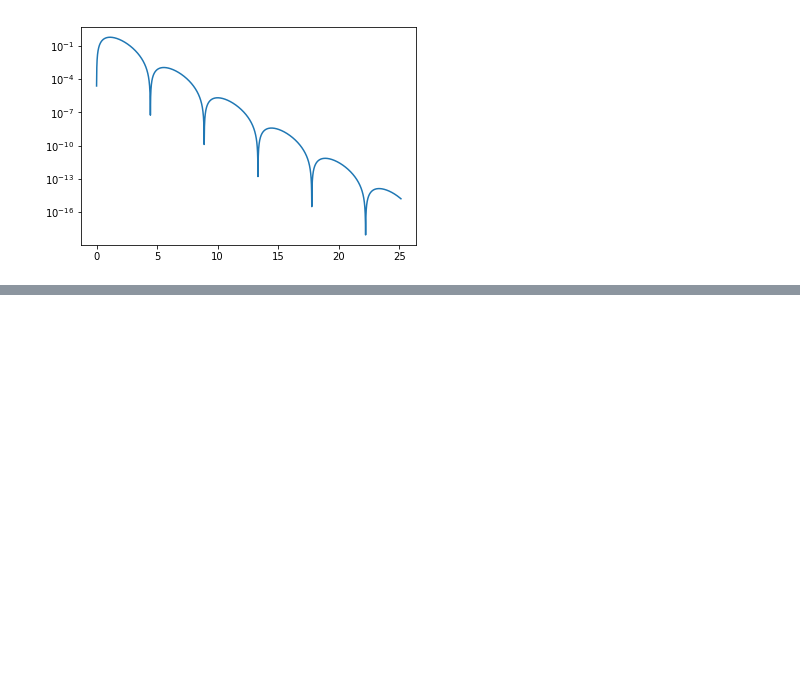
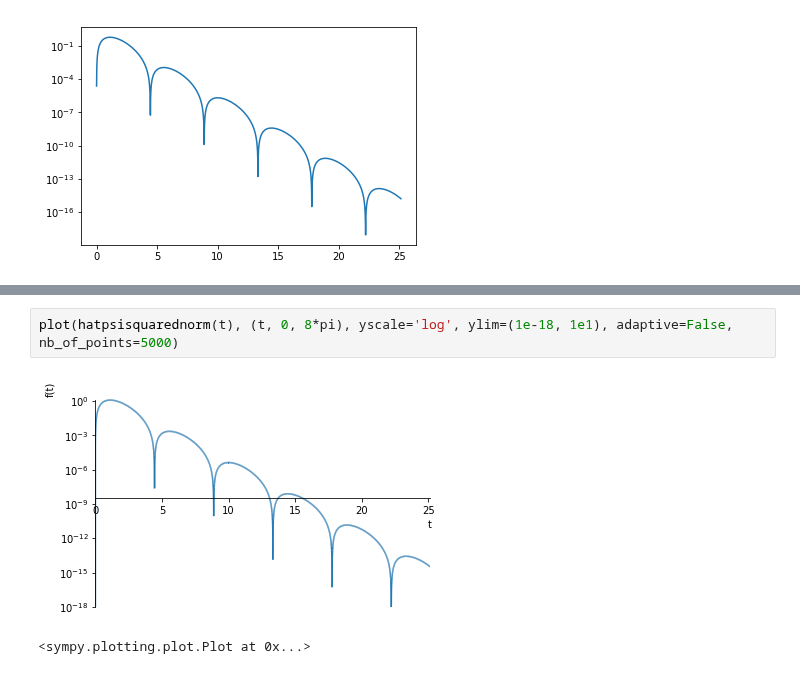
Before and after one commit to gderosa/timeq, a Jupyter notebook: comp/jupyter/detect.ipynb, the cells around one changed output, grey strips where cells are left out. Cells and saved outputs as stored; diff of their text form; blank space fills up the shorter version.

```diff
--- a/comp/jupyter/detect.ipynb
+++ b/comp/jupyter/detect.ipynb
@@ -135,0 +154,5 @@ plt.semilogy(X, -np.gradient(Y, X))
+# %%
+plot(hatpsisquarednorm(t), (t, 0, 8*pi), yscale='log', ylim=(1e-18, 1e1), adaptive=False, nb_of_points=5000)
+# %% [output]
+[figure, added]
+<sympy.plotting.plot.Plot at 0x...>
```
Also changed, not shown: parts of 5 cells of this notebook.
